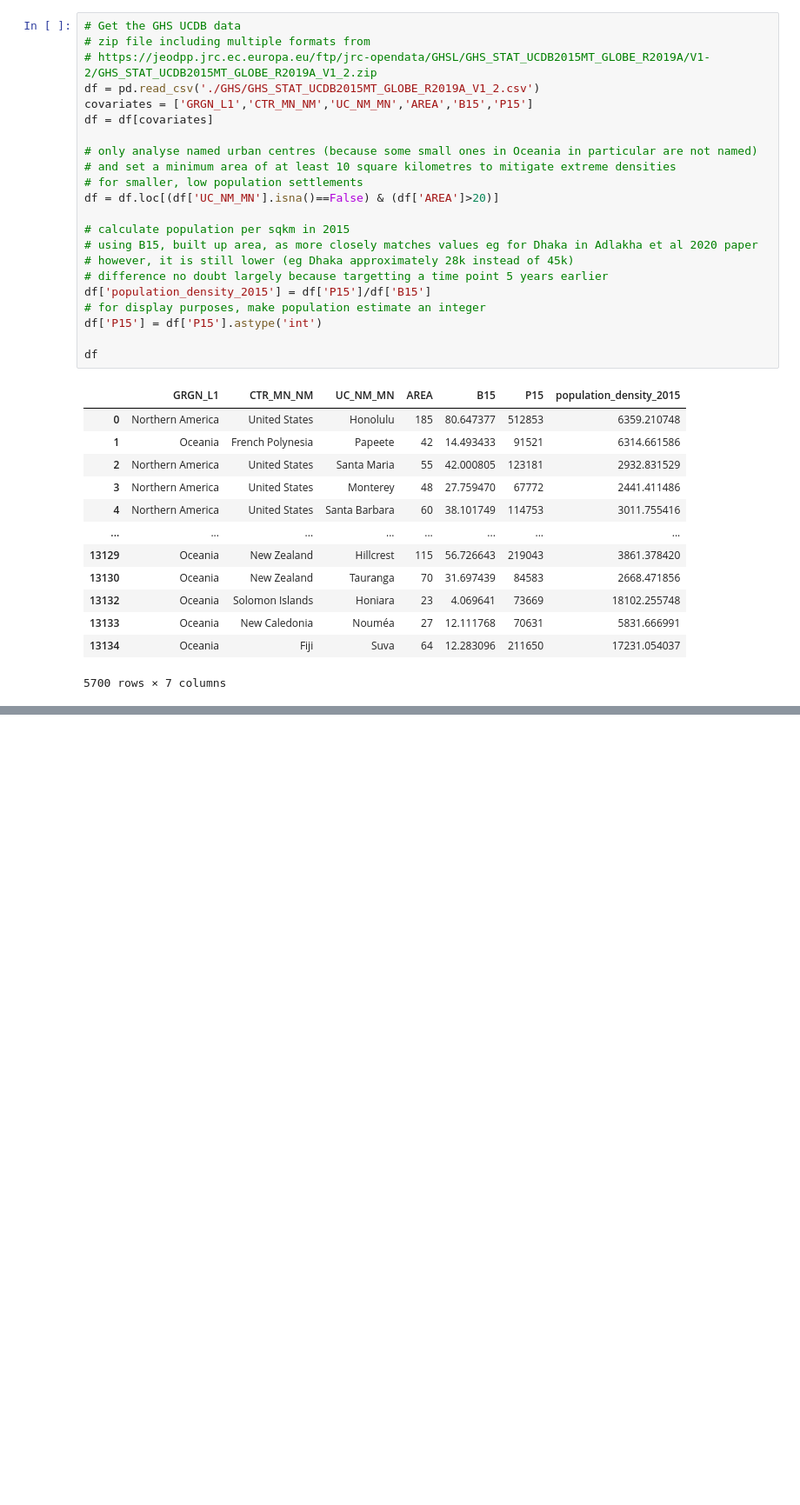
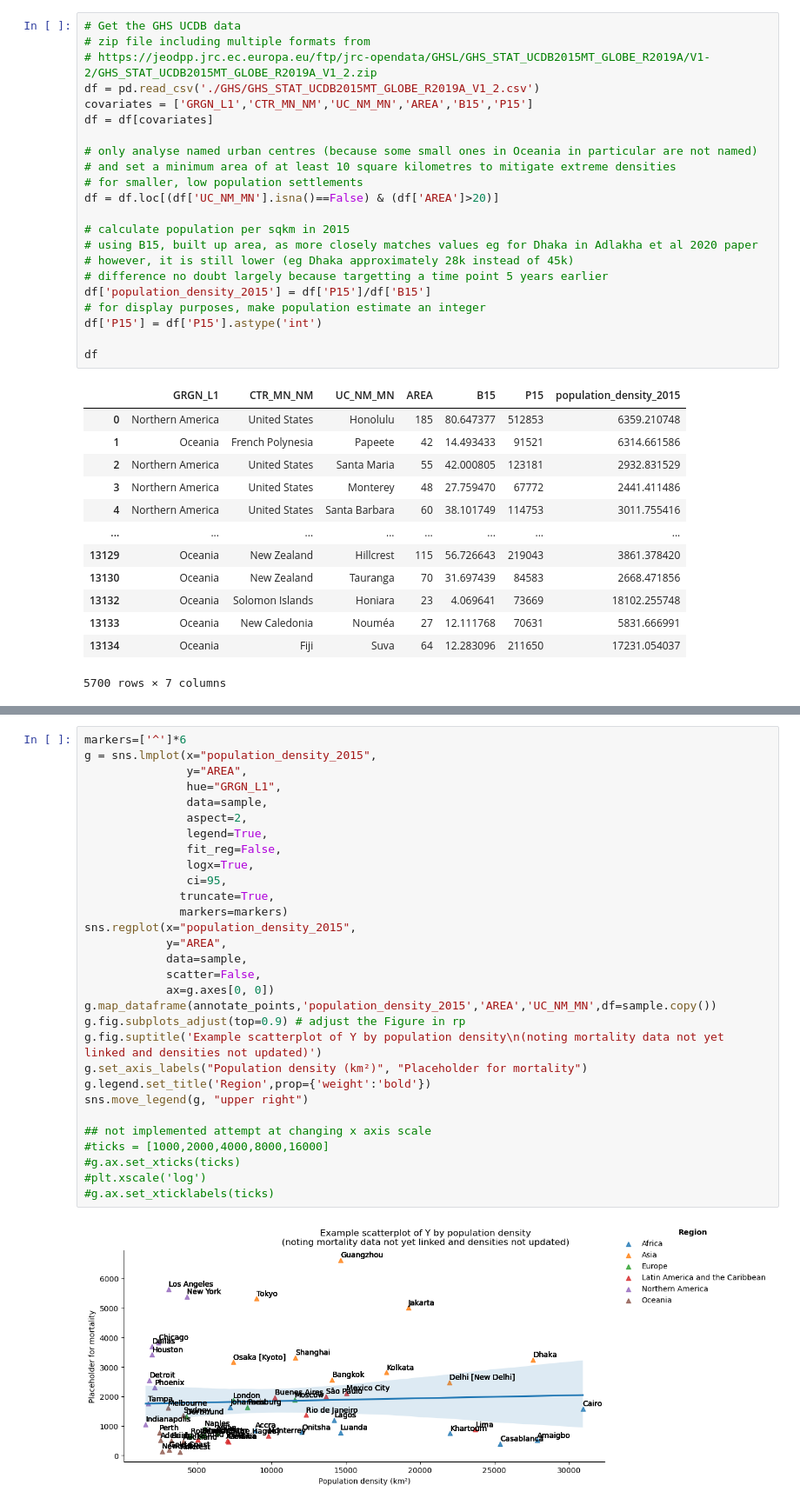
Before and after one commit to carlhiggs/urban_density_covid_linkage, a Jupyter notebook: Population and region data linkage.ipynb, the cells around one changed output, grey strips where cells are left out. Shown at 87% size. Cells and saved outputs as stored; diff of their text form; blank space fills up the shorter version.

```diff
--- a/Population and region data linkage.ipynb
+++ b/Population and region data linkage.ipynb
@@ -198,0 +182,32 @@ plt.xscale('log')
+# %%
+markers=['^']*6
+g = sns.lmplot(x="population_density_2015",
+               y="AREA",
+               hue="GRGN_L1",
+               data=sample,
+               aspect=2,
+               legend=True,
+               fit_reg=False,
+               logx=True,
+               ci=95,
+              truncate=True,
+              markers=markers)
+sns.regplot(x="population_density_2015",
+            y="AREA",
+            data=sample,
+            scatter=False,
+            ax=g.axes[0, 0])
+g.map_dataframe(annotate_points,'population_density_2015','AREA','UC_NM_MN',df=sample.copy())
+g.fig.subplots_adjust(top=0.9) # adjust the Figure in rp
+g.fig.suptitle('Example scatterplot of Y by population density\n(noting mortality data not yet linked and densities not updated)')
+g.set_axis_labels("Population density (km²)", "Placeholder for mortality")
+g.legend.set_title('Region',prop={'weight':'bold'})
+sns.move_legend(g, "upper right")
+
+## not implemented attempt at changing x axis scale
+#ticks = [1000,2000,4000,8000,16000]
+#g.ax.set_xticks(ticks)
+#plt.xscale('log')
+#g.ax.set_xticklabels(ticks)
+# %% [output]
+[figure, added]
```
Also changed, not shown: parts of 13 cells of this notebook.
